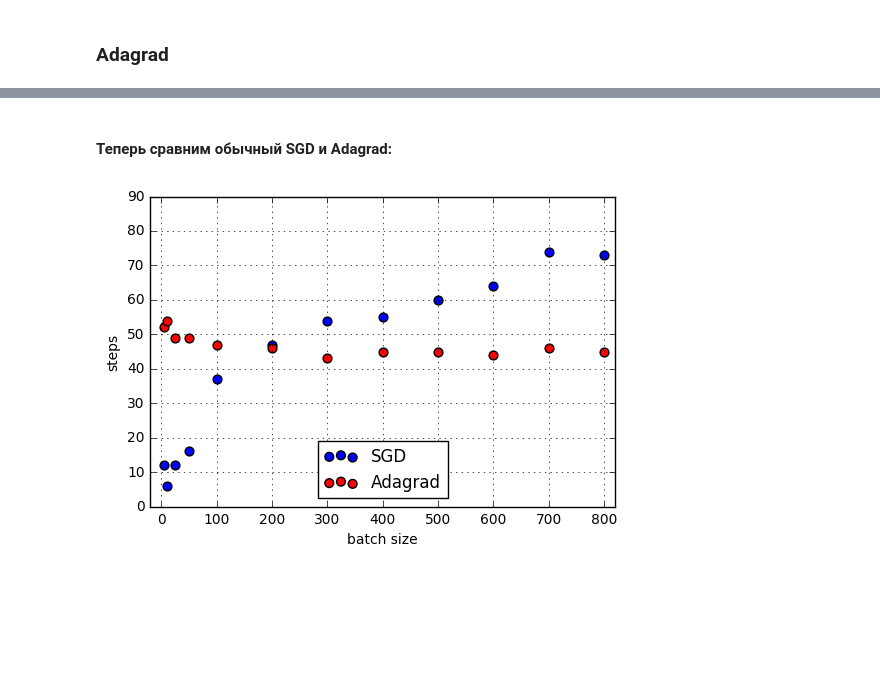
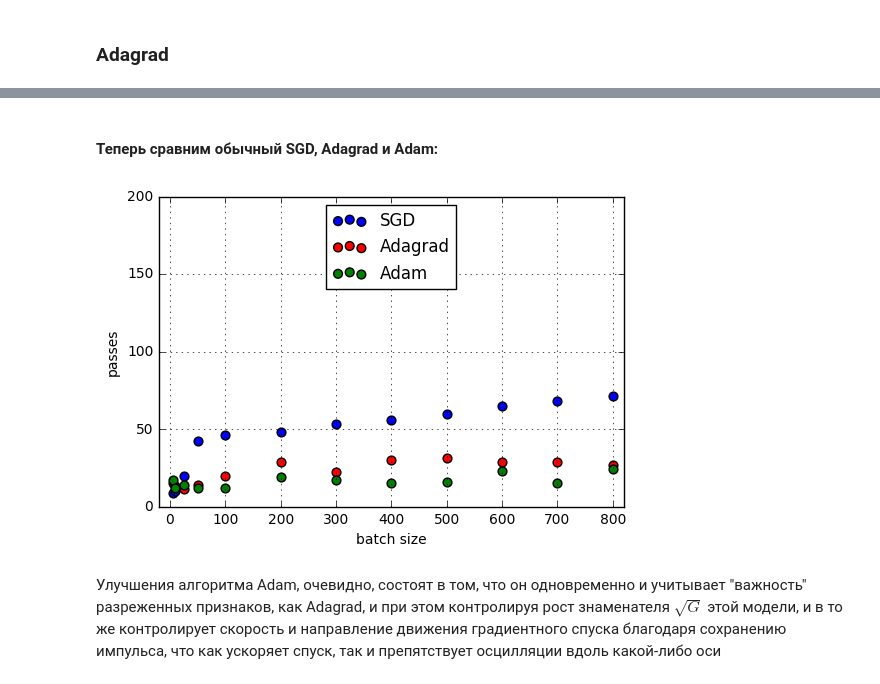
Before and after one commit to v-sopov/renju, a Jupyter notebook: lab_solution.ipynb, the cells around one changed output, grey strips where cells are left out. Saved outputs shown, nothing was run; the diff lists cells and outputs as text; code cells hidden in the pictures; blank space fills up the shorter version.

```diff
--- a/lab_solution.ipynb
+++ b/lab_solution.ipynb
@@ -258,16 +310,16 @@ def quadratic_loss_gradient(samples, labels, weights):
     return 2 / samples.shape[0] * np.dot(np.dot(samples, weights) - labels[:, 0], samples)
 
 simple_log = []
-result = gradient_descent(prepared_samples, labels, [5, 5, 5], quadratic_loss_gradient, points_log=simple_log)
+simple_result = gradient_descent(prepared_samples, labels, [5, 5, 5], quadratic_loss_gradient, points_log=simple_log)
 # %%
-labeled_samples = np.apply_along_axis(classify, 1, samples, result[:2], result[2])
+labeled_samples = np.apply_along_axis(classify, 1, samples, simple_result[:2], simple_result[2])
 misses = samples[labeled_samples != labels[:, 0]].shape[0]
 
 samples_x = samples[labeled_samples == 1]
 samples_y = samples[labeled_samples == -1]
 
-coefs = result[:-1]
-shift = result[-1]
+coefs = simple_result[:-1]
+shift = simple_result[-1]
 x = [x for x in range(-4, 7)]
 y = [-(shift + coefs[0]*i)/coefs[1] for i in x]
 plt.subplot(121)
@@ -592,19 +689,10 @@ def adagrad(samples, labels, start, G, gradient_function, step=1e-2, threshold=1
     # existing numpy.ndarray objects are not copied by default
     if current_location is start:
         current_location = start.copy()
-    step_number = 0
-    while step_number != steps_max_number:
-        if points_log != None:
-            points_log.append(current_location.copy())
 
-        gradient = gradient_function(samples, labels, current_location)[np.newaxis]
-        G += gradient ** 2
-        current_location -= (step * gradient / (np.sqrt(G) + EPSILON))[0]
-        if math.sqrt(np.inner(gradient, gradient)) < threshold:
-            break
-        step_number += 1
-    if points_log != None:
-        points_log.append(current_location)
+    gradient = gradient_function(samples, labels, current_location)[np.newaxis]
+    G += gradient ** 2
+    current_location -= (step * gradient / (np.sqrt(G) + EPSILON))[0]
     return current_location
 
 adagrad_size_steps = []
@@ -617,13 +705,13 @@ for size in sizes:
         old_weights = current_weights.copy()
         for subset in subsets:
             current_weights = adagrad(subset[0], subset[1], current_weights, G,
-                                               logistic_gradient, step=1e-4, threshold=1e-4, steps_max_number=1)
+                                               logistic_gradient, step=1e-3)
         steps_number += 1
-        if math.sqrt(np.dot(old_weights - current_weights, old_weights - current_weights)) < 1e-4:
+        if math.sqrt(np.dot(old_weights - current_weights, old_weights - current_weights)) < 1e-3:
             break
     adagrad_size_steps.append(steps_number)
     labeled_test_samples = np.zeros(prepared_test_samples.shape[0])
     for row in range(test_samples.shape[0]):
         labeled_test_samples[row] = math.copysign(1, prepared_test_samples[row].dot(current_weights))
     misses = test_samples[labeled_test_samples != test_labels].shape[0]
-#     print('for size of', size, 'after', steps_number, 'steps there are', misses, 'misses out of', test_samples.shape[0])
+    print('for size of', size, 'after', steps_number, 'steps there are', misses, 'misses out of', test_samples.shape[0])
@@ -630,15 +788,18 @@ for size in sizes:
 # %% [markdown]
-#### Теперь сравним обычный SGD и Adagrad:
+#### Теперь сравним обычный SGD, Adagrad и Adam:
 # %%
 plt.hold(True)
 plt.scatter(sizes, simple_size_steps, s=40, c='b', label='SGD')
 plt.scatter(sizes, adagrad_size_steps, s=40, c='r', label='Adagrad')
+plt.scatter(sizes, adam_size_steps, s=40, c='g', label='Adam')
 plt.xlabel('batch size')
-plt.ylabel('steps')
-plt.axis([-20, 820, 0, 90])
+plt.ylabel('passes')
+plt.axis([-20, 820, 0, 200])
 plt.grid(True)
-plt.legend(loc='lower center')
+plt.legend(loc='upper center')
 plt.hold(False)
 plt.show()
 # %% [output]
-[figure, old version]
+[figure, new version]
+# %% [markdown]
+Улучшения алгоритма Adam, очевидно, состоят в том, что он одновременно и учитывает "важность" разреженных признаков, как Adagrad, и при этом контролируя рост знаменателя $\sqrt{G}$ этой модели, и в то же контролирует скорость и направление движения градиентного спуска благодаря сохранению импульса, что как ускоряет спуск, так и препятствует осцилляции вдоль какой-либо оси
```
Also changed, not shown: parts of 23 cells of this notebook.
